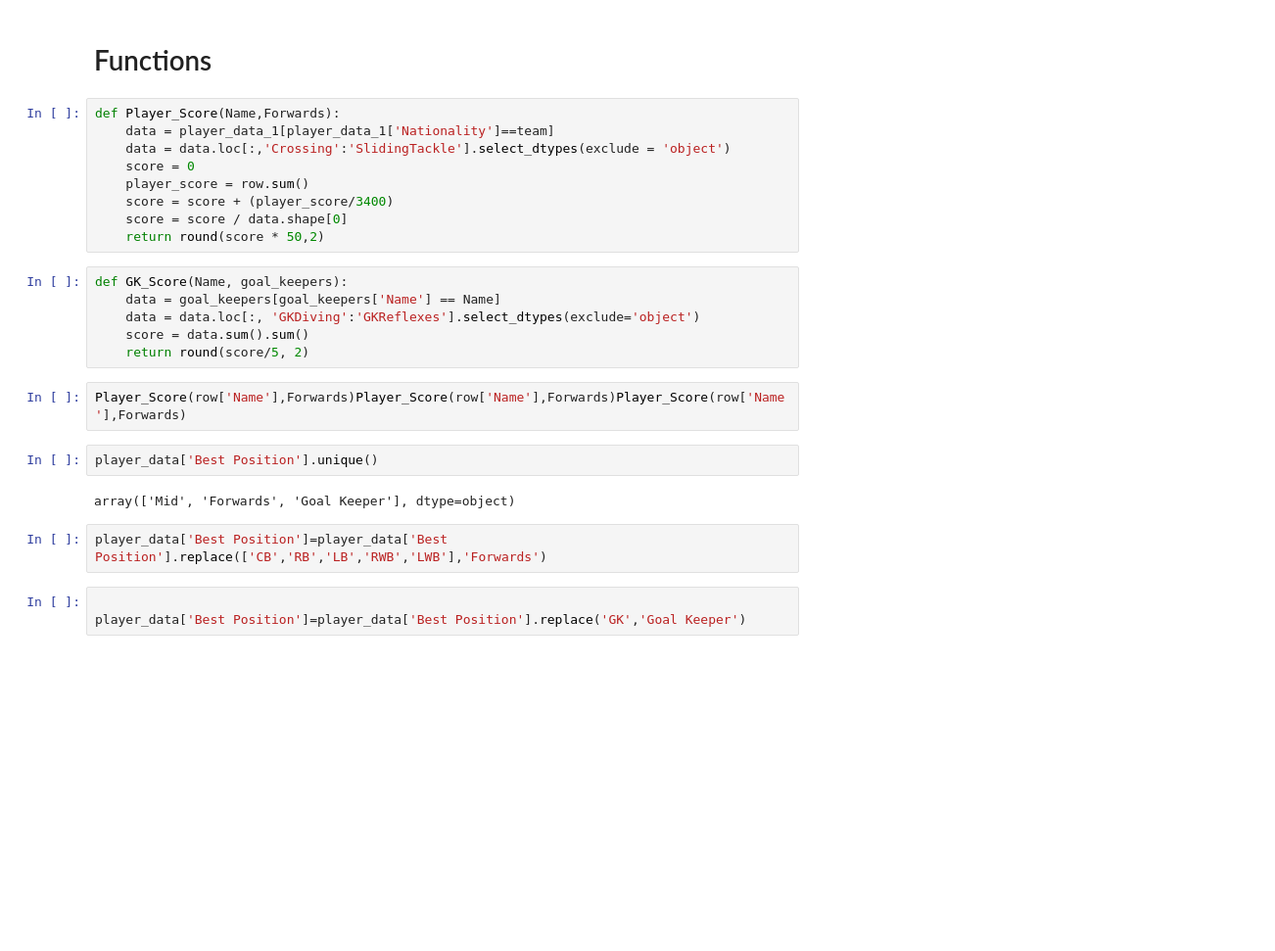
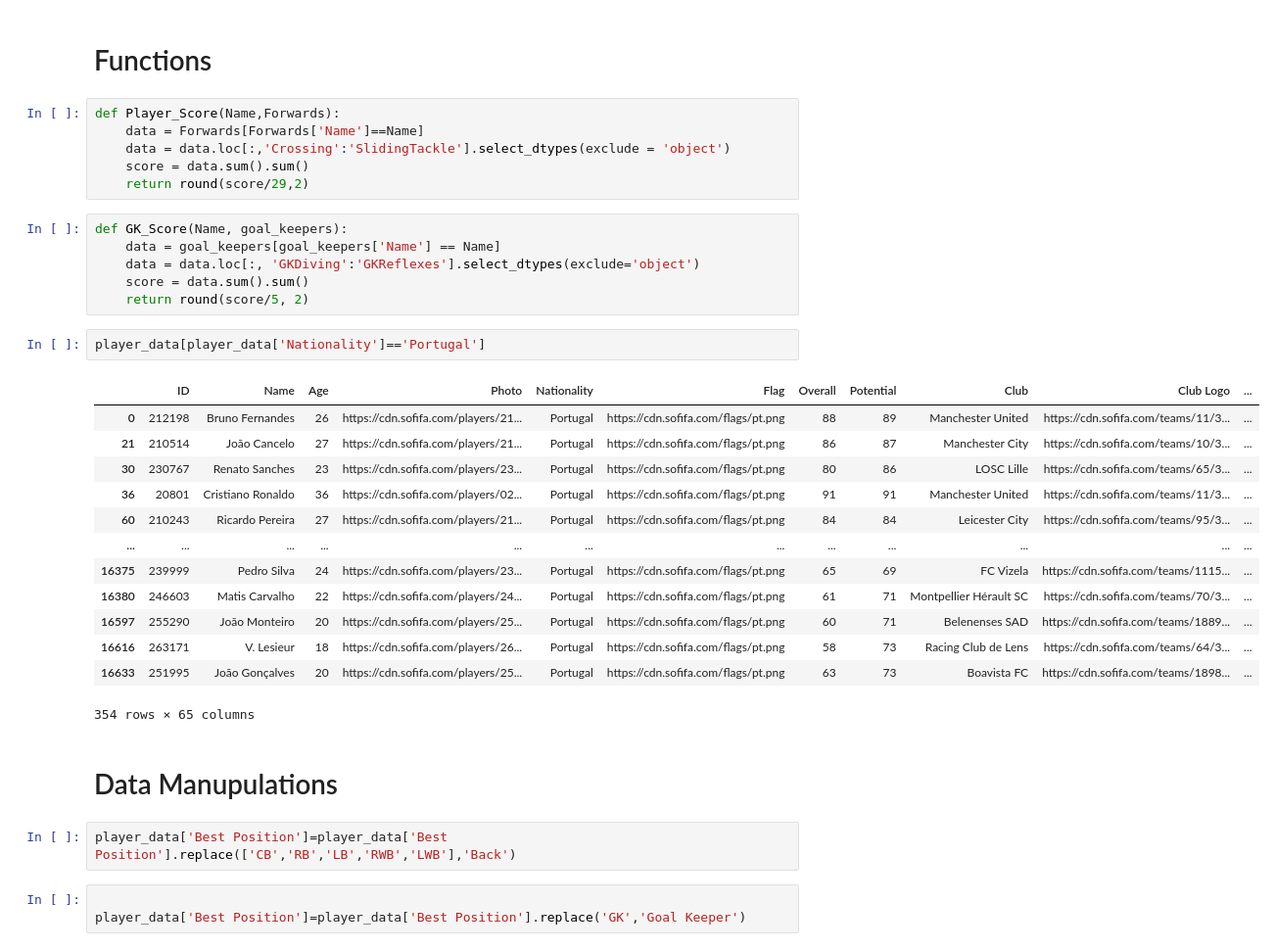
Before and after one commit to sukantabhun/fifa, a Jupyter notebook: Python Models/Fifa-custom.ipynb, the cells around one changed output. Shown: that part at 98% size. Cells and saved outputs as stored; diff of their text form; blank space fills up the shorter version.

Commit message:
Custom Team

```diff
--- a/Python Models/Fifa-custom.ipynb
+++ b/Python Models/Fifa-custom.ipynb
@@ -39,27 +39,36 @@ memory usage: 8.3+ MB
 # Functions
 # %%
 def Player_Score(Name,Forwards):
-    data = player_data_1[player_data_1['Nationality']==team]
+    data = Forwards[Forwards['Name']==Name]
     data = data.loc[:,'Crossing':'SlidingTackle'].select_dtypes(exclude = 'object')
-    score = 0
-    player_score = row.sum()
-    score = score + (player_score/3400)
-    score = score / data.shape[0]
-    return round(score * 50,2)
+    score = data.sum().sum()
+    return round(score/29,2)
 # %%
 def GK_Score(Name, goal_keepers):
     data = goal_keepers[goal_keepers['Name'] == Name]
     data = data.loc[:, 'GKDiving':'GKReflexes'].select_dtypes(exclude='object')
     score = data.sum().sum()
     return round(score/5, 2)
-# %%
-Player_Score(row['Name'],Forwards)Player_Score(row['Name'],Forwards)Player_Score(row['Name'],Forwards)
-# %%
-player_data['Best Position'].unique()
-# %% [output]
-array(['Mid', 'Forwards', 'Goal Keeper'], dtype=object)
+# %%
+player_data[player_data['Nationality']=='Portugal']
+# %% [output]
+|  | ID | Name | Age | Photo | Nationality | Flag | Overall | Potential | Club | Club Logo | ... |
+| 0 | 212198 | Bruno Fernandes | 26 | https://cdn.sofifa.com/players/21... | Portugal | https://cdn.sofifa.com/flags/pt.png | 88 | 89 | Manchester United | https://cdn.sofifa.com/teams/11/3... | ... |
+| 21 | 210514 | João Cancelo | 27 | https://cdn.sofifa.com/players/21... | Portugal | https://cdn.sofifa.com/flags/pt.png | 86 | 87 | Manchester City | https://cdn.sofifa.com/teams/10/3... | ... |
+| 30 | 230767 | Renato Sanches | 23 | https://cdn.sofifa.com/players/23... | Portugal | https://cdn.sofifa.com/flags/pt.png | 80 | 86 | LOSC Lille | https://cdn.sofifa.com/teams/65/3... | ... |
+| 36 | 20801 | Cristiano Ronaldo | 36 | https://cdn.sofifa.com/players/02... | Portugal | https://cdn.sofifa.com/flags/pt.png | 91 | 91 | Manchester United | https://cdn.sofifa.com/teams/11/3... | ... |
+| 60 | 210243 | Ricardo Pereira | 27 | https://cdn.sofifa.com/players/21... | Portugal | https://cdn.sofifa.com/flags/pt.png | 84 | 84 | Leicester City | https://cdn.sofifa.com/teams/95/3... | ... |
+| ... | ... | ... | ... | ... | ... | ... | ... | ... | ... | ... | ... |
+| 16375 | 239999 | Pedro Silva | 24 | https://cdn.sofifa.com/players/23... | Portugal | https://cdn.sofifa.com/flags/pt.png | 65 | 69 | FC Vizela | https://cdn.sofifa.com/teams/1115... | ... |
+| 16380 | 246603 | Matis Carvalho | 22 | https://cdn.sofifa.com/players/24... | Portugal | https://cdn.sofifa.com/flags/pt.png | 61 | 71 | Montpellier Hérault SC | https://cdn.sofifa.com/teams/70/3... | ... |
+| 16597 | 255290 | João Monteiro | 20 | https://cdn.sofifa.com/players/25... | Portugal | https://cdn.sofifa.com/flags/pt.png | 60 | 71 | Belenenses SAD | https://cdn.sofifa.com/teams/1889... | ... |
+| 16616 | 263171 | V. Lesieur | 18 | https://cdn.sofifa.com/players/26... | Portugal | https://cdn.sofifa.com/flags/pt.png | 58 | 73 | Racing Club de Lens | https://cdn.sofifa.com/teams/64/3... | ... |
+| 16633 | 251995 | João Gonçalves | 20 | https://cdn.sofifa.com/players/25... | Portugal | https://cdn.sofifa.com/flags/pt.png | 63 | 73 | Boavista FC | https://cdn.sofifa.com/teams/1898... | ... |
+354 rows × 65 columns
+# %% [markdown]
+# Data Manupulations
 # %%
-player_data['Best Position']=player_data['Best Position'].replace(['CB','RB','LB','RWB','LWB'],'Forwards')
+player_data['Best Position']=player_data['Best Position'].replace(['CB','RB','LB','RWB','LWB'],'Back')
 # %%
 
 player_data['Best Position']=player_data['Best Position'].replace('GK','Goal Keeper')
```
Also changed, not shown: parts of 14 cells of this notebook, 2 other files.
